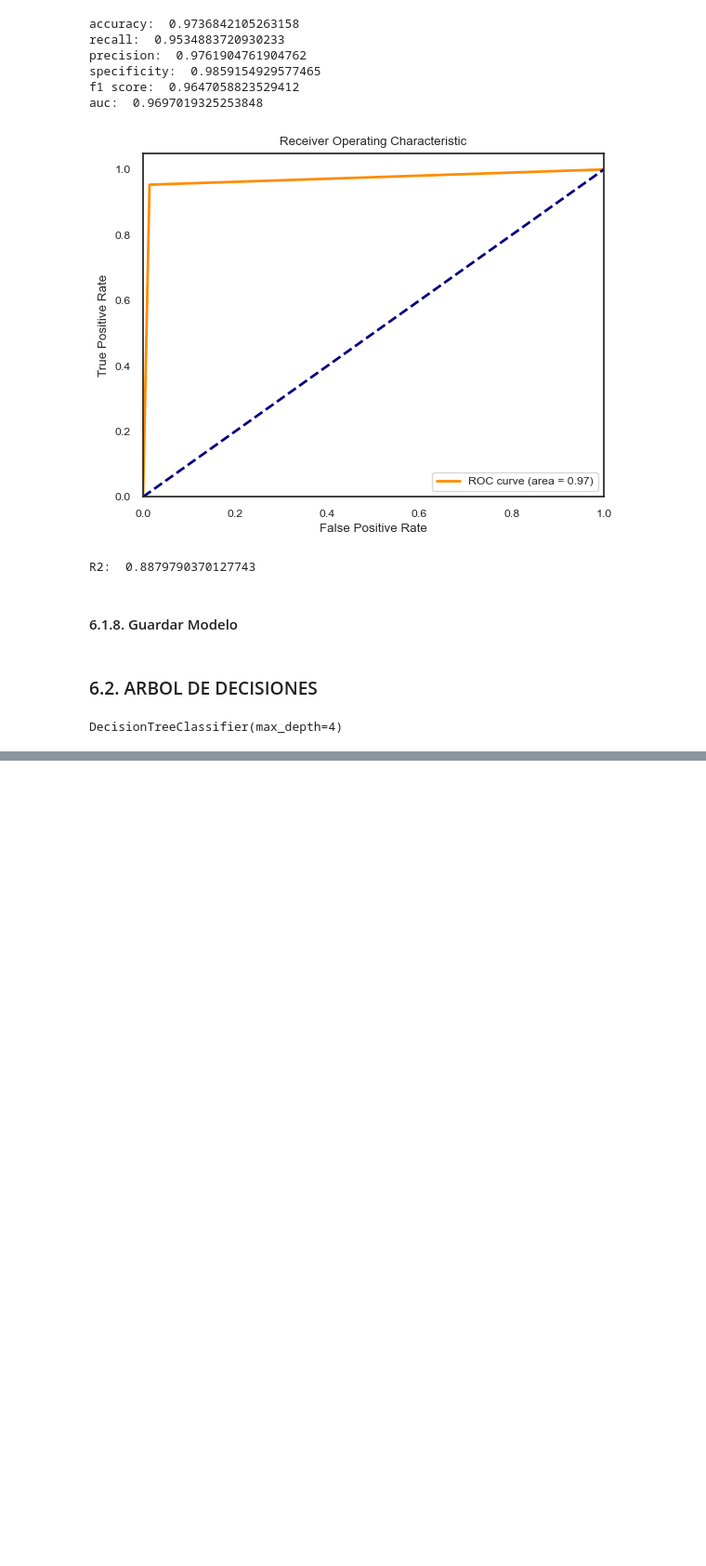
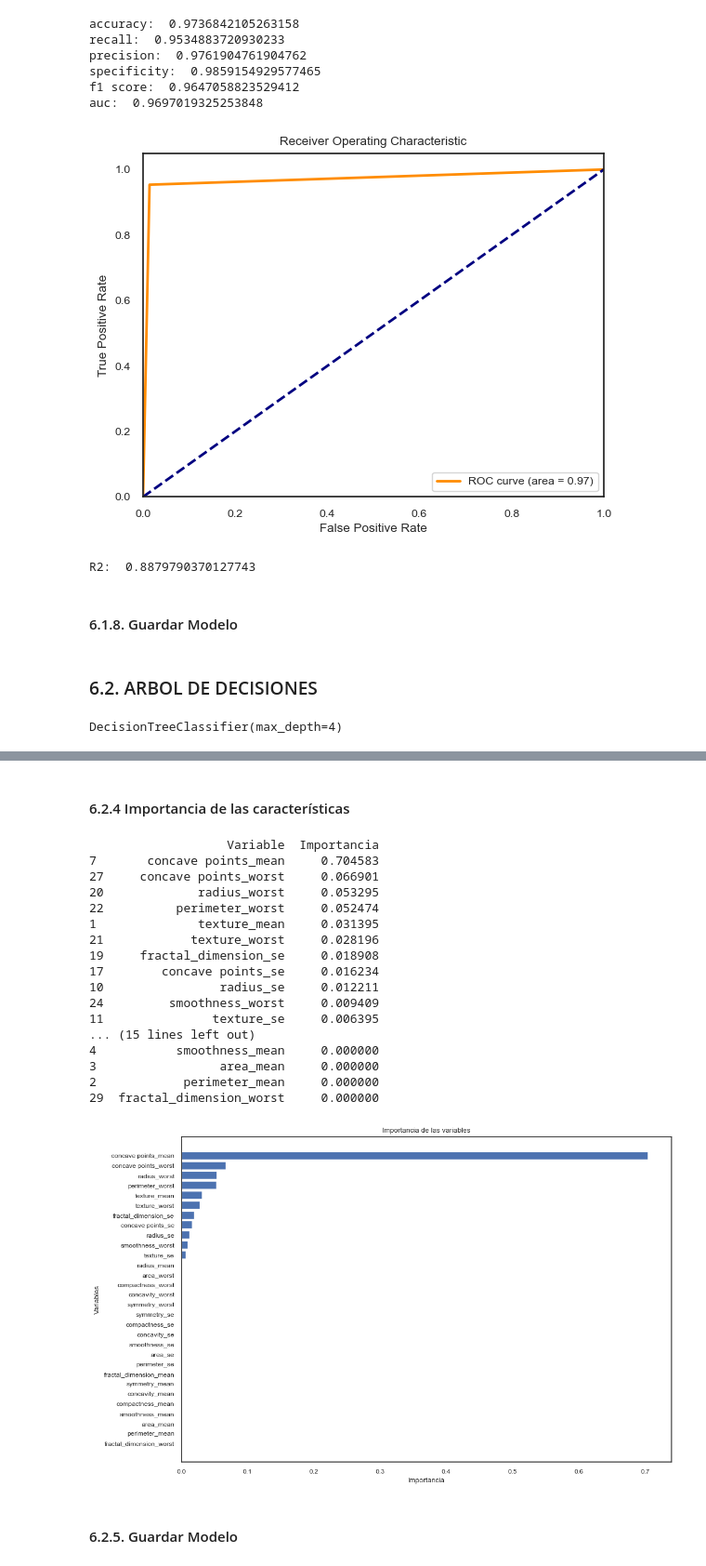
Before and after one commit to walmache/MaestriaIA-UHE, a Jupyter notebook: 2. CienciaAnaliticaDatos/Unidad2/casoPractico/CasoPractico_prelim.ipynb, the cells around one changed output, grey strips where cells are left out. Shown at 93% size. Saved outputs shown, nothing was run; the diff lists cells and outputs as text; code cells hidden in the pictures; blank space fills up the shorter version.

```diff
--- a/2. CienciaAnaliticaDatos/Unidad2/casoPractico/CasoPractico_prelim.ipynb
+++ b/2. CienciaAnaliticaDatos/Unidad2/casoPractico/CasoPractico_prelim.ipynb
@@ -434,0 +527,43 @@ plt.show()
+# %% [markdown]
+#### 6.2.4 Importancia de las características
+# %%
+# Calcular y visualizar la importancia de las variables en la predicción del modelo
+importances = model.feature_importances_
+# Crear un DataFrame para visualizar las importancias
+import pandas as pd
+feature_importances = pd.DataFrame({
+    'Variable': feature_names,
+    'Importancia': importances
+}).sort_values(by='Importancia', ascending=False)
+
+print(feature_importances)
+
+# Visualizar las importancias de las variables
+plt.figure(figsize=(12, 8))
+plt.barh(feature_importances['Variable'], feature_importances['Importancia'])
+plt.xlabel('Importancia')
+plt.ylabel('Variables')
+plt.title('Importancia de las variables')
+plt.gca().invert_yaxis()
+plt.show()
+# %% [output]
+                   Variable  Importancia
+7       concave points_mean     0.704583
+27     concave points_worst     0.066901
+20             radius_worst     0.053295
+22          perimeter_worst     0.052474
+1              texture_mean     0.031395
+21            texture_worst     0.028196
+19     fractal_dimension_se     0.018908
+17        concave points_se     0.016234
+10                radius_se     0.012211
+24         smoothness_worst     0.009409
+11               texture_se     0.006395
+... (15 lines left out)
+4           smoothness_mean     0.000000
+3                 area_mean     0.000000
+2            perimeter_mean     0.000000
+29  fractal_dimension_worst     0.000000
+[figure, added]
+# %% [markdown]
+#### 6.2.5. Guardar Modelo
```
Also changed, not shown: parts of 17 cells of this notebook, 1 other file.
